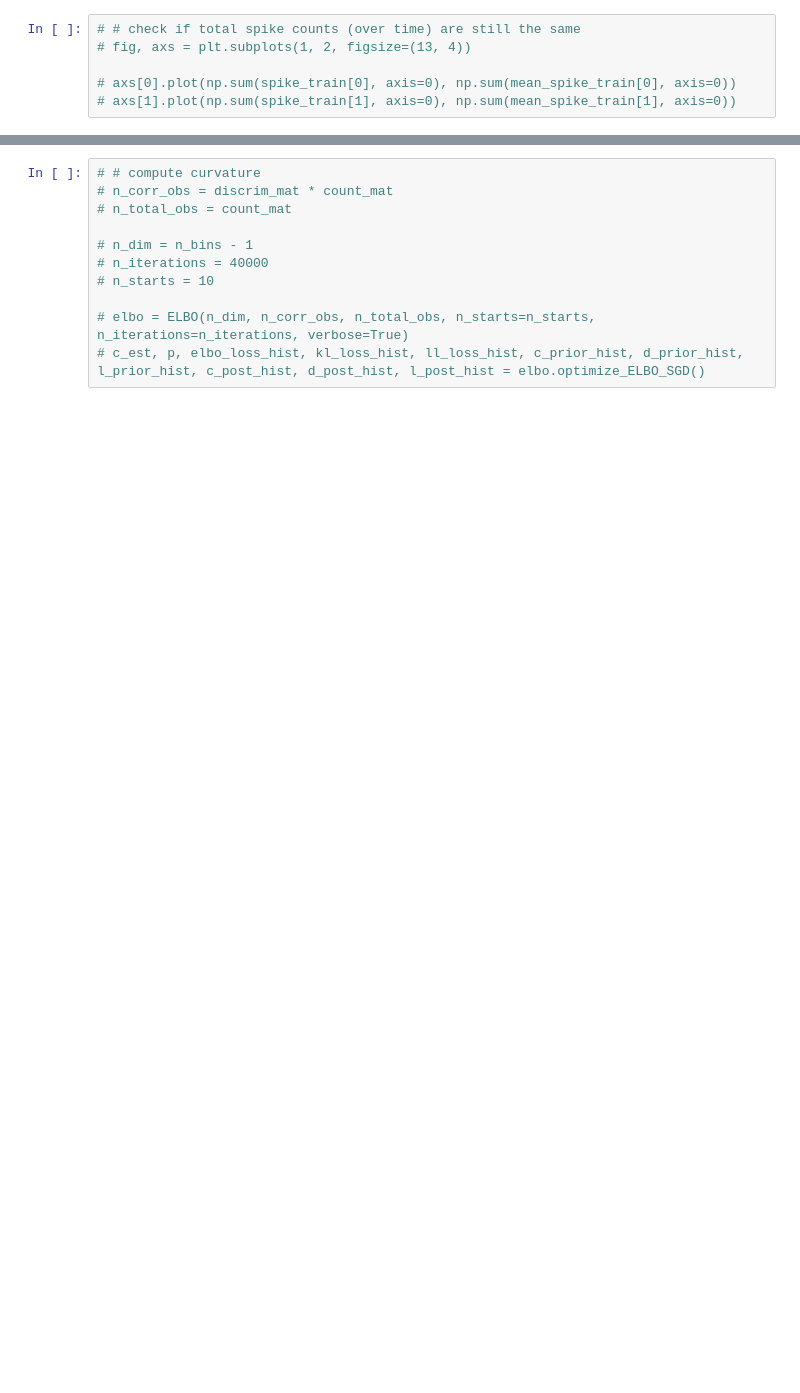
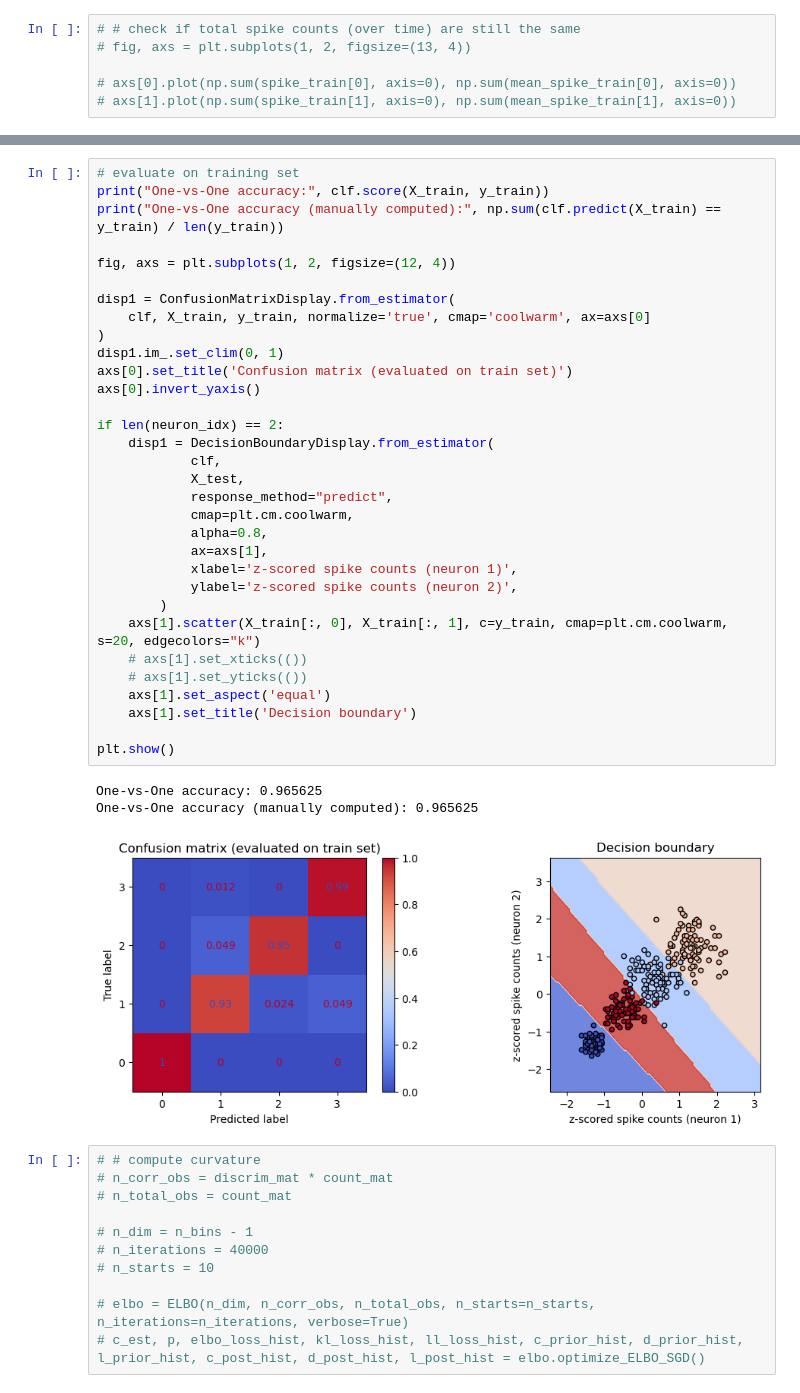
Before and after one commit to nguyen-td/timescales_curvature, a Jupyter notebook: discriminate_populations.ipynb, the cells around one changed output, grey strips where cells are left out. Drawn from its saved outputs; the diff is of its cells as text; blank space fills up the shorter version.

```diff
--- a/discriminate_populations.ipynb
+++ b/discriminate_populations.ipynb
@@ -213,3 +256,39 @@ plt.gca().invert_yaxis()
+# %%
+# evaluate on training set
+print("One-vs-One accuracy:", clf.score(X_train, y_train))
+print("One-vs-One accuracy (manually computed):", np.sum(clf.predict(X_train) == y_train) / len(y_train))
+
+fig, axs = plt.subplots(1, 2, figsize=(12, 4))
+
+disp1 = ConfusionMatrixDisplay.from_estimator(
+    clf, X_train, y_train, normalize='true', cmap='coolwarm', ax=axs[0]
+)
+disp1.im_.set_clim(0, 1)
+axs[0].set_title('Confusion matrix (evaluated on train set)')
+axs[0].invert_yaxis()
+
+if len(neuron_idx) == 2:
+    disp1 = DecisionBoundaryDisplay.from_estimator(
+            clf,
+            X_test,
+            response_method="predict",
+            cmap=plt.cm.coolwarm,
+            alpha=0.8,
+            ax=axs[1],
+            xlabel='z-scored spike counts (neuron 1)',
+            ylabel='z-scored spike counts (neuron 2)',
+        )
+    axs[1].scatter(X_train[:, 0], X_train[:, 1], c=y_train, cmap=plt.cm.coolwarm, s=20, edgecolors="k")
+    # axs[1].set_xticks(())
+    # axs[1].set_yticks(())
+    axs[1].set_aspect('equal')
+    axs[1].set_title('Decision boundary')
+
+plt.show()
+# %% [output]
+One-vs-One accuracy: 0.965625
+One-vs-One accuracy (manually computed): 0.965625
+[figure, added]
 # %%
 # # compute curvature
 # n_corr_obs = discrim_mat * count_mat
```
Also changed, not shown: parts of 16 cells of this notebook, 9 other files.
